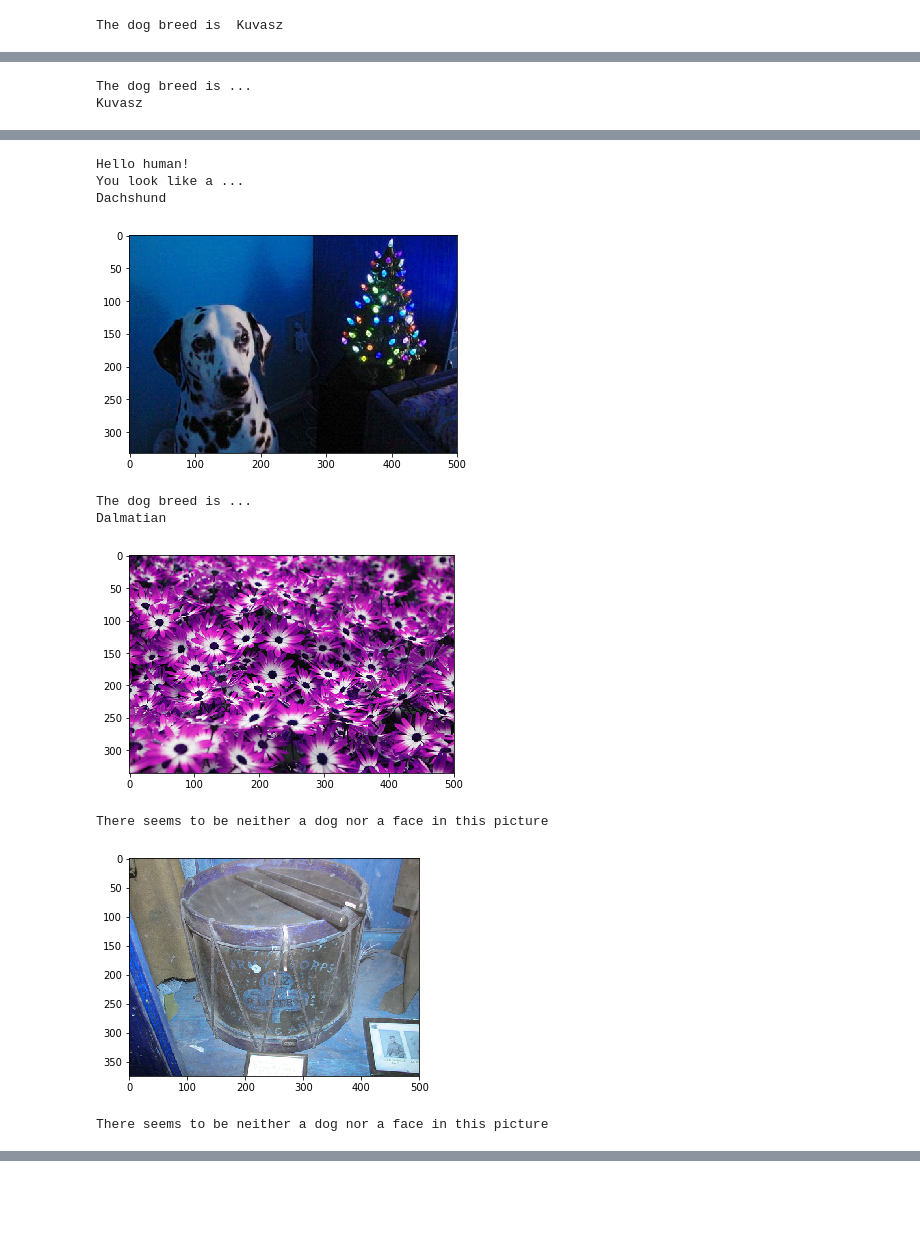
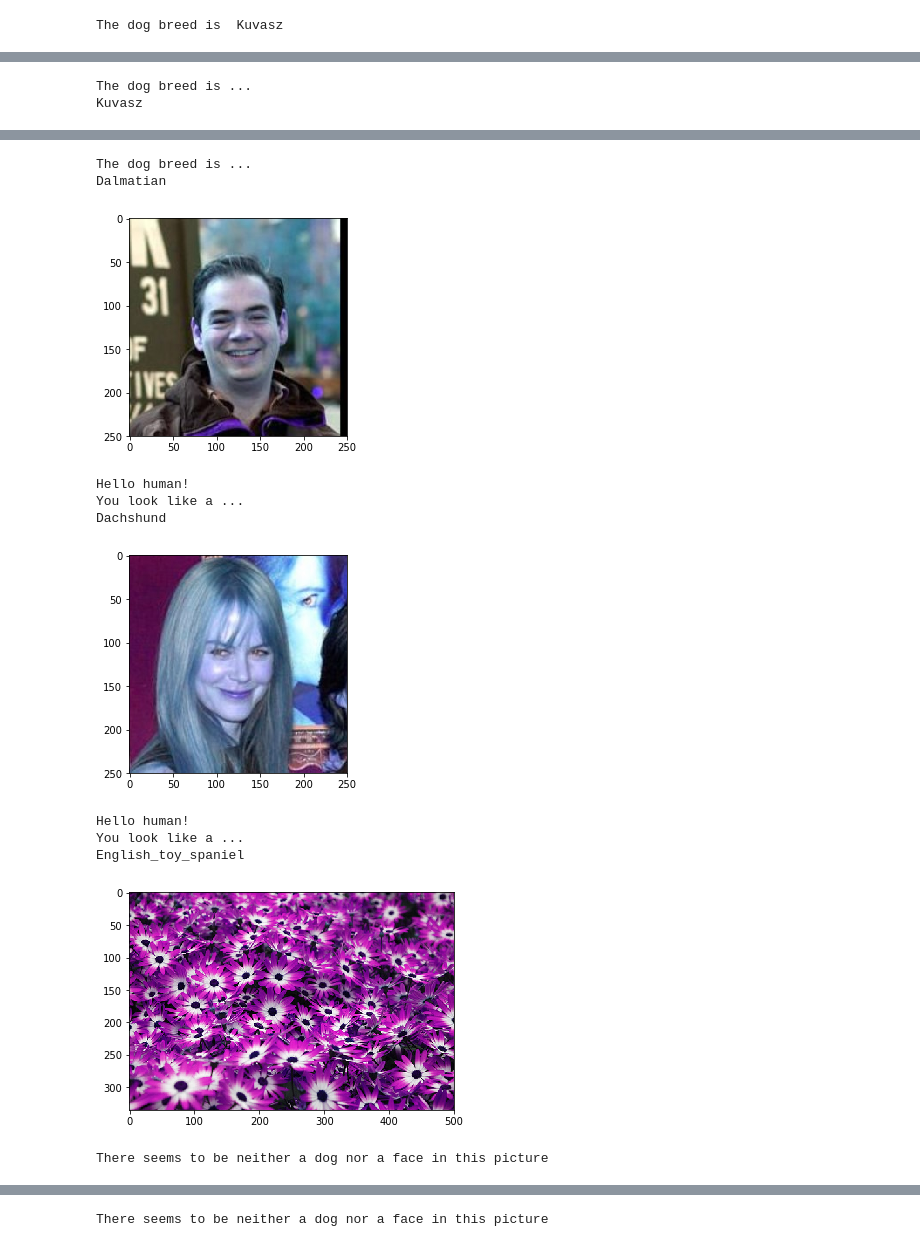
Before and after one commit to fera0013/dog-project, a Jupyter notebook: dog_app.ipynb, the cells around one changed output, grey strips where cells are left out. Drawn from its saved outputs; the diff is of its cells as text; code cells hidden in the pictures; blank space fills up the shorter version.

```diff
--- a/dog_app.ipynb
+++ b/dog_app.ipynb
@@ -369,10 +370,11 @@ __Question 4:__ Outline the steps you took to get to your final CNN architecture
 
 __Answer:__ I implemented the VGG19 model, which is an extension of the VGG16 model that won the imagenet competition in 2014.
 # %%
-from keras.layers import Conv2D, MaxPooling2D, GlobalAveragePooling2D
+from keras.layers import Conv2D, MaxPooling2D, GlobalAveragePooling2D,BatchNormalization
 from keras.layers import Dropout, Flatten, Dense, Activation
 from keras.models import Sequential
 from keras.layers.convolutional import ZeroPadding2D
+from keras import regularizers
 
 model = Sequential()
 
@@ -421,11 +423,12 @@ model.add(Conv2D(512, 3, 3, activation='relu', name='conv5_4'))
 model.add(MaxPooling2D((2, 2), strides=(2, 2)))
 
 model.add(Flatten())
+model.add(BatchNormalization())
 model.add(Dense(4096, activation='relu', name='dense_1'))
 model.add(Dropout(0.5))
 model.add(Dense(4096, activation='relu', name='dense_2'))
 model.add(Dropout(0.5))
-model.add(Dense(133, activation='softmax',name='dense_3'))
+model.add(Dense(133, activation='softmax',name='dense_3', kernel_regularizer=regularizers.l2(0.01)))
 model.summary()
 # %% [output]
 _________________________________________________________________
@@ -712,6 +716,7 @@ Epoch 20/20
 # %%
 ### TODO: Load the model weights with the best validation loss.
 # get index of predicted dog breed for each image in test set
+Xception_model.load_weights('saved_models/weights.best.Xception.hdf5')
 Xception_predictions = [np.argmax(Xception_model.predict(np.expand_dims(feature, axis=0))) for feature in test_Xception]
 # %% [markdown]
 ### (IMPLEMENTATION) Test the Model
@@ -825,10 +831,13 @@ download_file("http://farm1.static.flickr.com/145/426124395_8d7550bd6d.jpg",
 ## Feel free to use as many code cells as needed.
 img_path = dog_files_short[0]
 predict_breed(img_path)
+img_path = dog_files_short[1]
+predict_breed(img_path)
 img_path = human_files[0]
 predict_breed(img_path)
-img_path = dog_files_short[1]
+img_path = human_files[1]
 predict_breed(img_path)
+
 
 predict_breed(flower_image_path )
 predict_breed(drum_image_path)
@@ -840,10 +849,12 @@ Kuvasz
-Hello human!
-You look like a ...
-Dachshund
+The dog breed is ...
+Dalmatian
-[figure, old version]
+[figure, new version]
-The dog breed is ...
-Dalmatian
+Hello human!
+You look like a ...
+Dachshund
-[figure, old version]
+[figure, new version]
-There seems to be neither a dog nor a face in this picture
+Hello human!
+You look like a ...
+English_toy_spaniel
-[figure, old version]
+[figure, new version]
 There seems to be neither a dog nor a face in this picture
@@ -849,0 +862 @@ There seems to be neither a dog nor a face in this picture
+There seems to be neither a dog nor a face in this picture
```
Also changed, not shown: parts of 13 cells of this notebook, 1 other file.
